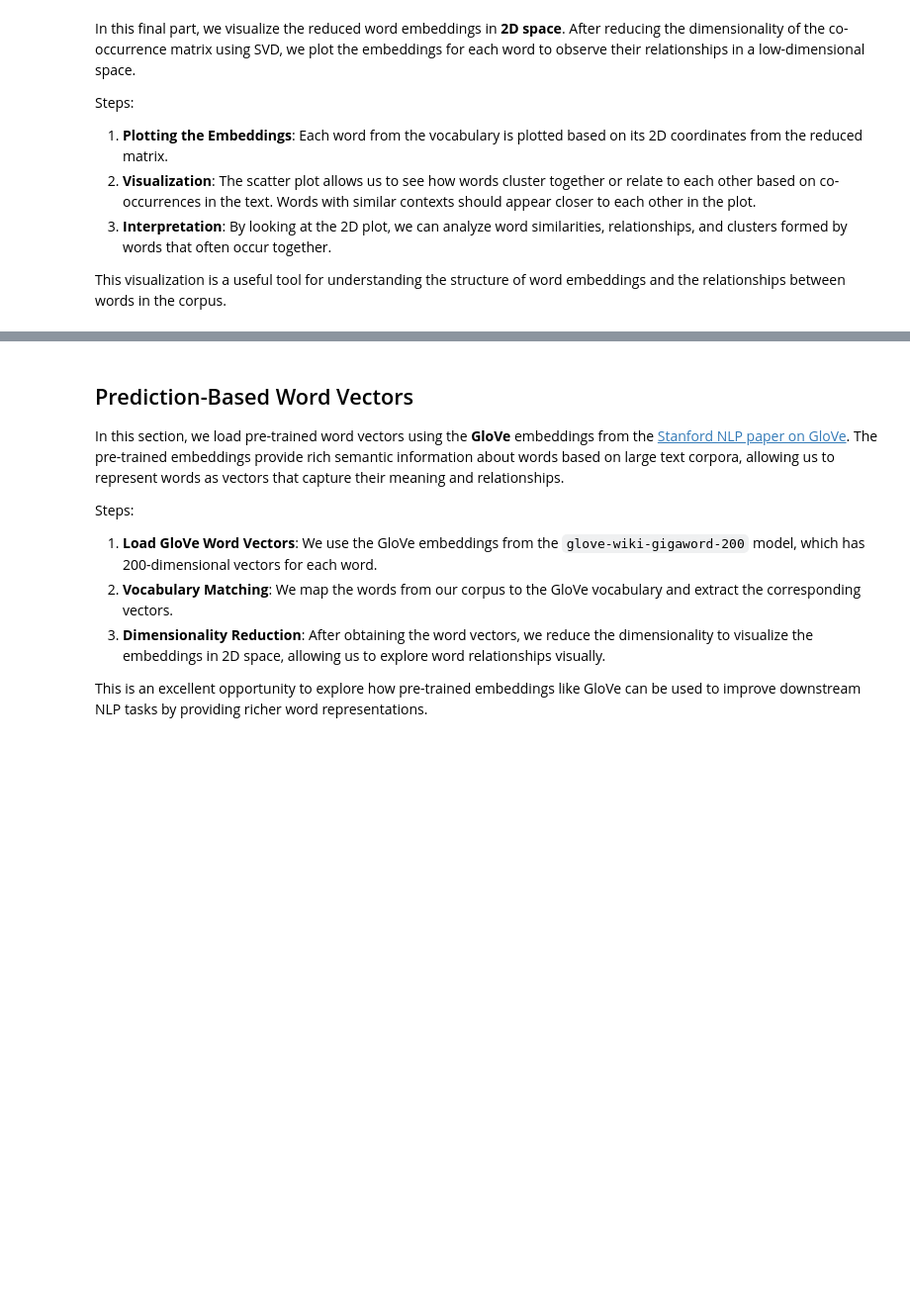
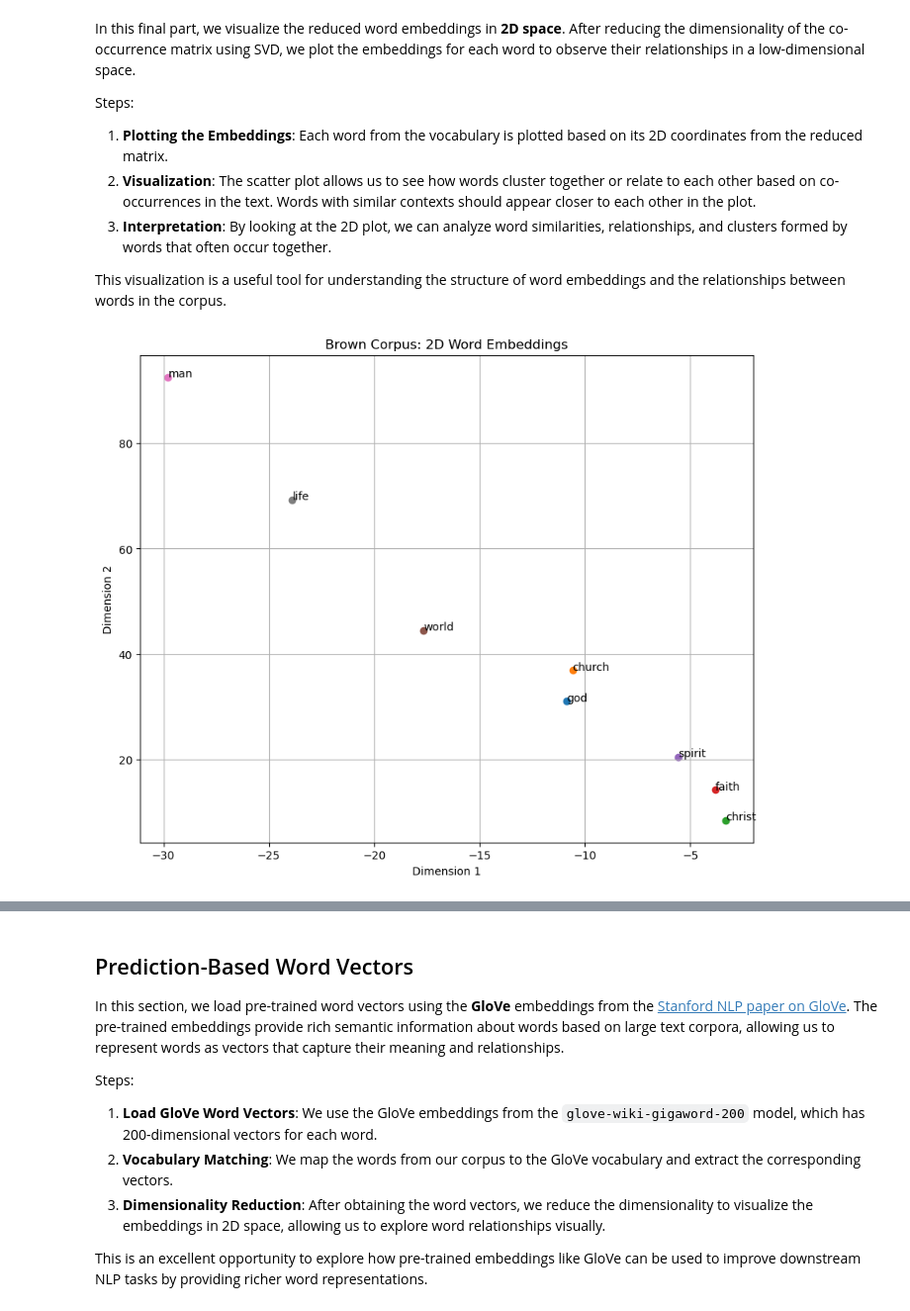
Before and after one commit to FieBergli/NLP_A2, a Jupyter notebook: NLP_2026_A2.ipynb, the cells around one changed output, grey strips where cells are left out. Shown at 99% size. Drawn from its saved outputs; the diff is of its cells as text; code cells hidden in the pictures; blank space fills up the shorter version.

Commit message:
Count based W2V

```diff
--- a/NLP_2026_A2.ipynb
+++ b/NLP_2026_A2.ipynb
@@ -298,0 +463,47 @@ plot_embeddings(M_reduced, vocab)
+# %%
+def plot_embeddings(M_reduced, word_to_index, words, title, label_map=None):
+    """
+    Plot selected word embeddings in 2D space.
+
+    M_reduced: reduced matrix where each row is a 2D word vector
+    word_to_index: dictionary mapping each word to its row index
+    words: list of words to plot
+    title: title for the plot
+    """
+    plt.figure(figsize=(10, 8))
+
+    for word in words:
+        if word in word_to_index:
+            idx = word_to_index[word]
+            x = M_reduced[idx, 0]
+            y = M_reduced[idx, 1]
+
+            label = label_map[word] if label_map and word in label_map else word
+
+            plt.scatter(x, y)
+            plt.text(x, y, label, fontsize=10)
+        else:
+            print(f"'{word}' not in vocabulary, skipping.")
+
+    plt.xlabel("Dimension 1")
+    plt.ylabel("Dimension 2")
+    plt.title(title)
+    plt.grid(True)
+    plt.show()
+
+#note: word list needs to be adjusted to each new corpus with an explanation of why you choose to plot the words you do
+# %%
+# We selected these words based on their frequency in the Brown religion corpus.
+# Words such as "god", "church", "christ", "faith", and "spirit" are central to
+# religious discourse and are likely to appear in similar contexts, making them
+# good candidates for observing semantic clustering in the embedding space.
+#
+# We also included more general words like "world", "man", and "life" to compare
+# whether broader concepts are positioned differently from more domain-specific
+# religious terms.
+
+words_brown = words_brown = ['god', 'church', 'christ', 'faith', 'spirit', 'world', 'man', 'life']
+
+plot_embeddings(M_reduced_brown, word_to_index_brown, words_brown, "Brown Corpus: 2D Word Embeddings")
+# %% [output]
+[figure, added]
```
Also changed, not shown: parts of 18 cells of this notebook.
